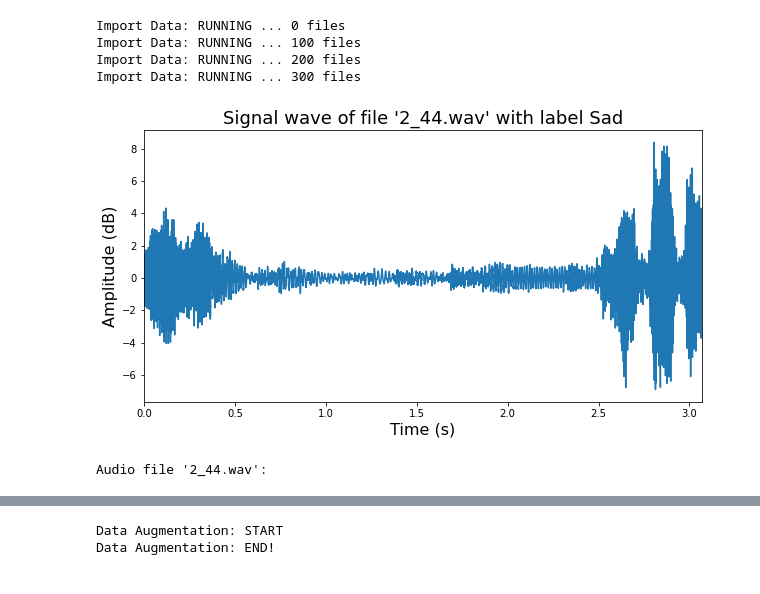
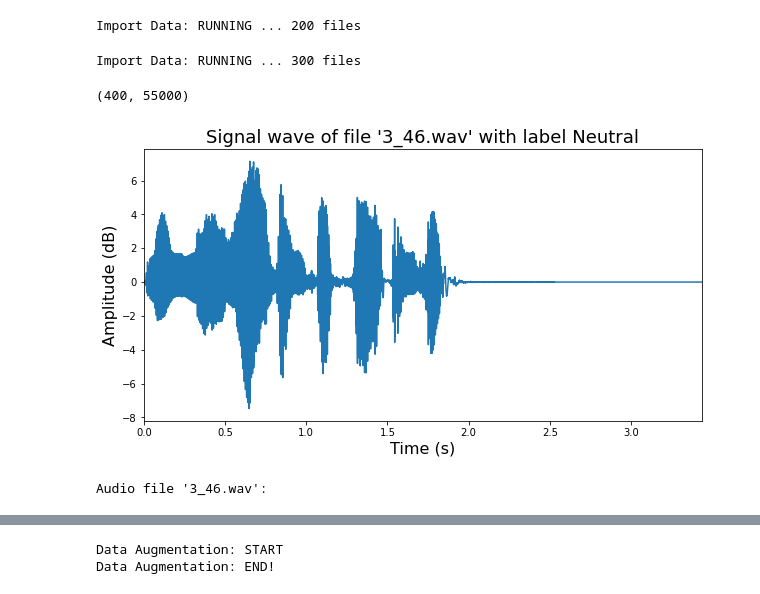
Before and after one commit to dung18520632/NhanDien_CS338.L21, a Jupyter notebook: Untitled83.ipynb, the cells around one changed output, grey strips where cells are left out. Saved outputs shown, nothing was run; the diff lists cells and outputs as text; code cells hidden in the pictures.

```diff
--- a/Untitled83.ipynb
+++ b/Untitled83.ipynb
@@ -38,7 +38,7 @@ from scipy.stats import zscore
 from IPython.display import Audio
 # %%
 sample_rate = 16000
-max_pad_len = 49100
+max_pad_len = 55000
 signal = []
 for index,f in enumerate(file_emotion):
     m=""
@@ -53,41 +53,42 @@ for index,f in enumerate(file_emotion):
     y, sample_rate = librosa.load('Data/'+m+f,sr=sample_rate,offset=0.5)
     y=zscore(y)
     if len(y) < max_pad_len:
-        y_padded = np.zeros(max_pad_len)
-        y_padded[:len(y)] = y
-        y = y_padded
+         y_padded = np.zeros(max_pad_len)
+         y_padded[:len(y)] = y
+         y = y_padded
     elif len(y) > max_pad_len:
-        y = np.asarray(y[:max_pad_len])
+         y = np.asarray(y[:max_pad_len])
     signal.append(y)
     if (index % 100 == 0):
             print("Import Data: RUNNING ... {} files".format(index))
 # %% [output]
-Import Data: RUNNING ... 0 files
-Import Data: RUNNING ... 100 files
 Import Data: RUNNING ... 200 files
-Import Data: RUNNING ... 300 files
+Import Data: RUNNING ... 300 files
+# %%
+np.array(signal).shape
+# %% [output]
+(400, 55000)
 # %%
 random_idx = np.random.randint(len(labels))
-random_idx=1
 random_label = labels[random_idx]
 random_signal = signal[random_idx]
 random_filename = file_emotion[random_idx]
 
 # Plot signal wave
 plt.figure(figsize=(10,5))
 plt.plot(np.arange(len(random_signal))/float(sample_rate), random_signal)
 plt.xlim((np.arange(len(random_signal))/float(sample_rate))[0], (np.arange(len(random_signal))/float(sample_rate))[-1])
 plt.xlabel('Time (s)', fontsize=16)
 plt.ylabel('Amplitude (dB)', fontsize=16)
 plt.title("Signal wave of file '{}' with label {}".format(random_filename, random_label), fontsize=18)
 plt.show()
 
 # Play audio file
 print("Audio file '{}':".format(random_filename))
 Audio(random_signal, rate=sample_rate)
 # %% [output]
-[figure, old version]
+[figure, new version]
-Audio file '2_44.wav':
+Audio file '3_46.wav':
 [interactive output not drawn]
 # %%
 nb_augmented = 2
```
Also changed, not shown: parts of 35 cells of this notebook.
